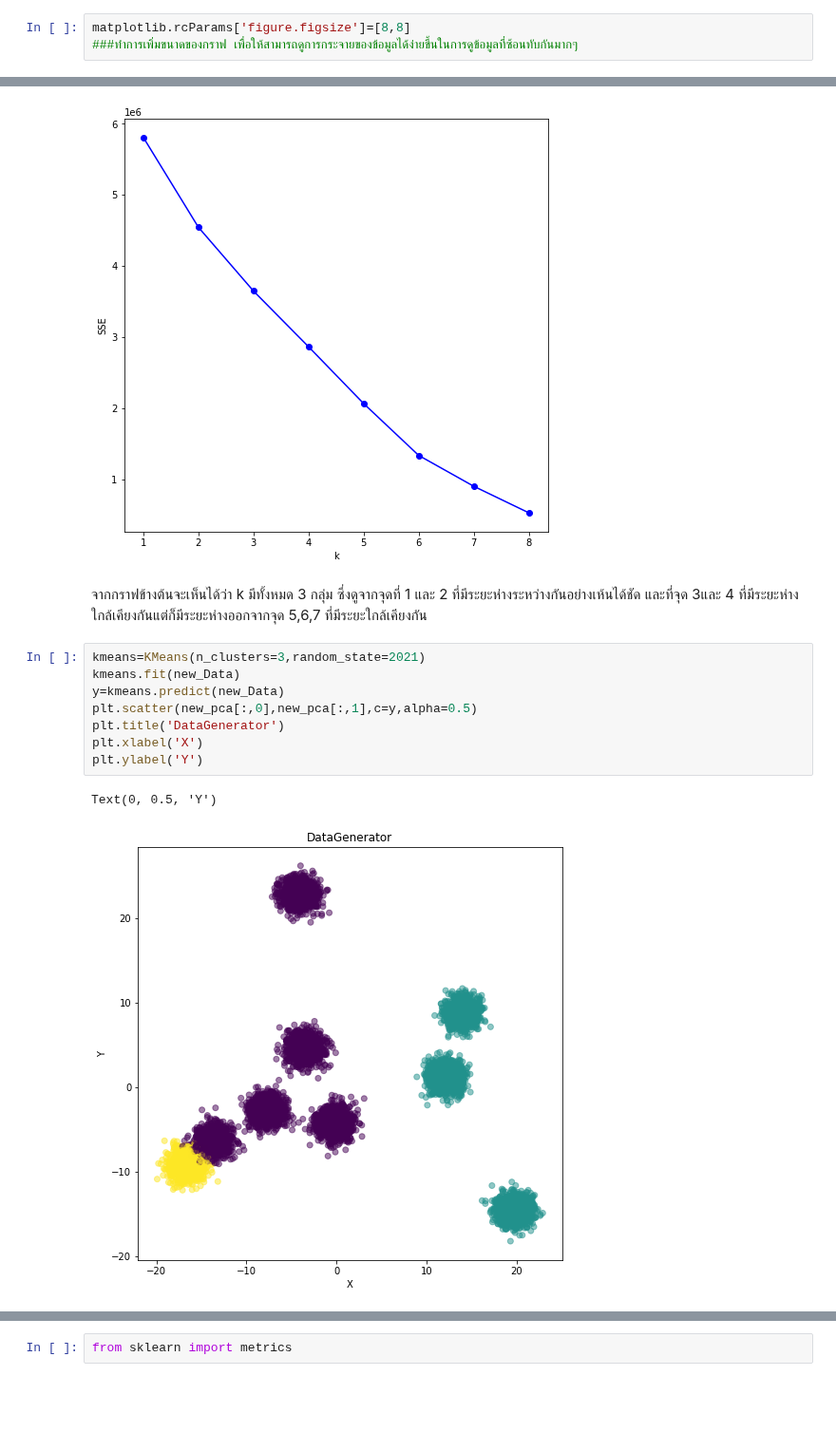
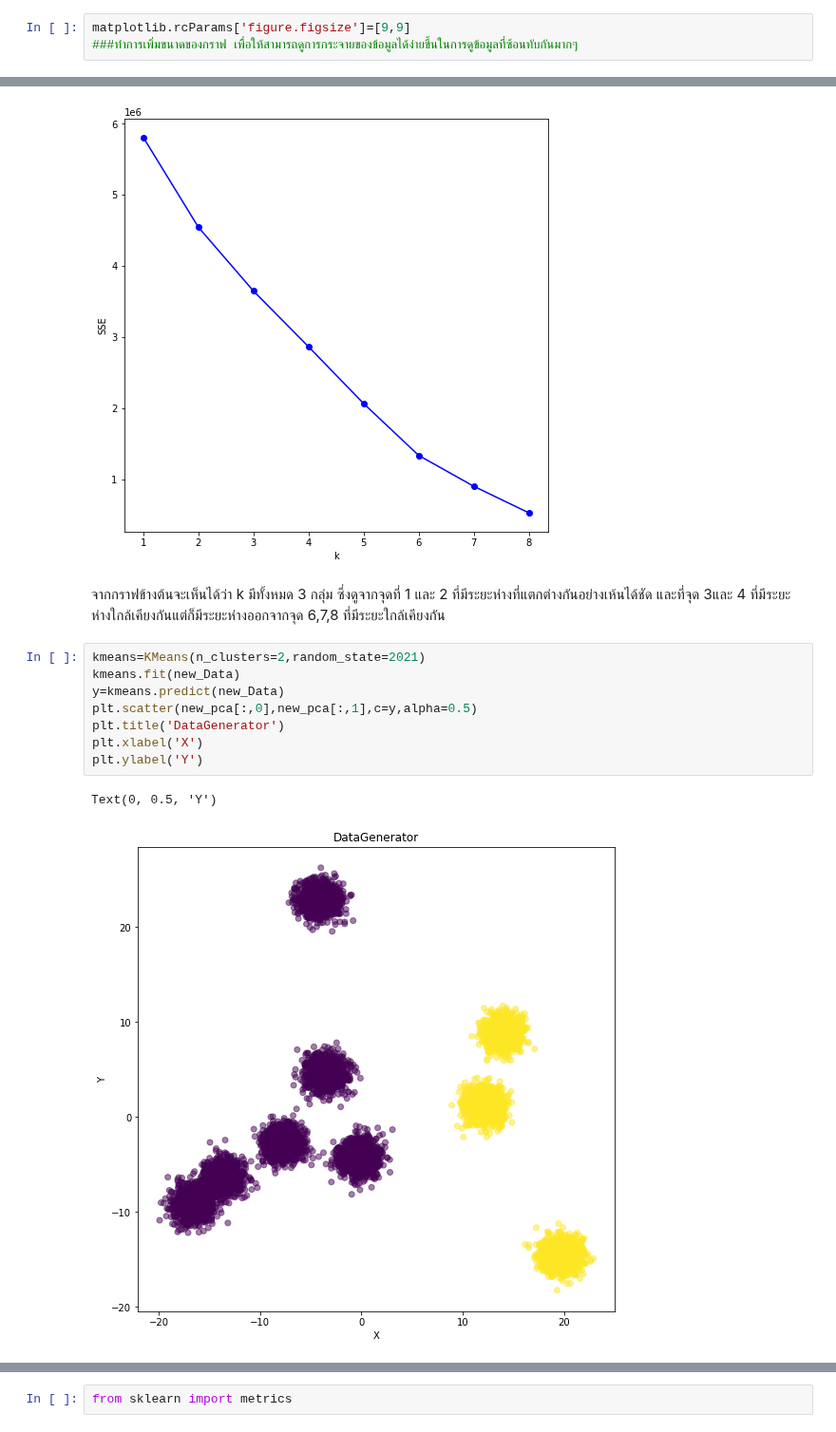
Before and after one commit to naruemonssp/multivariate, a Jupyter notebook: Multivariate_Exam.ipynb, the cells around one changed output, grey strips where cells are left out. Shown at 95% size. Drawn from its saved outputs; the diff is of its cells as text; blank space fills up the shorter version.

```diff
--- a/Multivariate_Exam.ipynb
+++ b/Multivariate_Exam.ipynb
@@ -196,7 +196,7 @@ import matplotlib ###ทำการ import matplotlib เพื่อใช้
 # %%
 from matplotlib import pyplot as plt
 # %%
-matplotlib.rcParams['figure.figsize']=[8,8]
+matplotlib.rcParams['figure.figsize']=[9,9]
 ###ทำการเพิ่มขนาดของกราฟ เพื่อให้สามารถดูการกระจายของข้อมูลได้ง่ายขึ้นในการดูข้อมูลที่ซ้อนทับกันมากๆ
 # %%
 kmeans=KMeans(random_state=2021)
@@ -251,16 +245,16 @@ plt.ylabel('SSE');
 # %% [output]
 [figure]
 # %% [markdown]
-จากกราฟข้างต้นจะเห็นได้ว่า k มีทั้งหมด 3 กลุ่ม ซึ่งดูจากจุดที่ 1 และ 2 ที่มีระยะห่างระหว่างกันอย่างเห้นได้ชัด และที่จุด 3และ 4 ที่มีระยะห่างใกล้เคียงกันแต่ก็มีระยะห่างออกจากจุด 5,6,7 ที่มีระยะใกล้เคียงกัน
+จากกราฟข้างต้นจะเห็นได้ว่า k มีทั้งหมด 3 กลุ่ม ซึ่งดูจากจุดที่ 1 และ 2 ที่มีระยะห่างที่แตกต่างกันอย่างเห้นได้ชัด และที่จุด 3และ 4 ที่มีระยะห่างใกล้เคียงกันแต่ก็มีระยะห่างออกจากจุด 6,7,8 ที่มีระยะใกล้เคียงกัน
 # %%
-kmeans=KMeans(n_clusters=3,random_state=2021)
+kmeans=KMeans(n_clusters=2,random_state=2021)
 kmeans.fit(new_Data)
 y=kmeans.predict(new_Data)
 plt.scatter(new_pca[:,0],new_pca[:,1],c=y,alpha=0.5)
 plt.title('DataGenerator')
 plt.xlabel('X')
 plt.ylabel('Y')
 # %% [output]
 Text(0, 0.5, 'Y')
-[figure, old version]
+[figure, new version]
 # %% [markdown]
```
Also changed, not shown: parts of 13 cells of this notebook.
